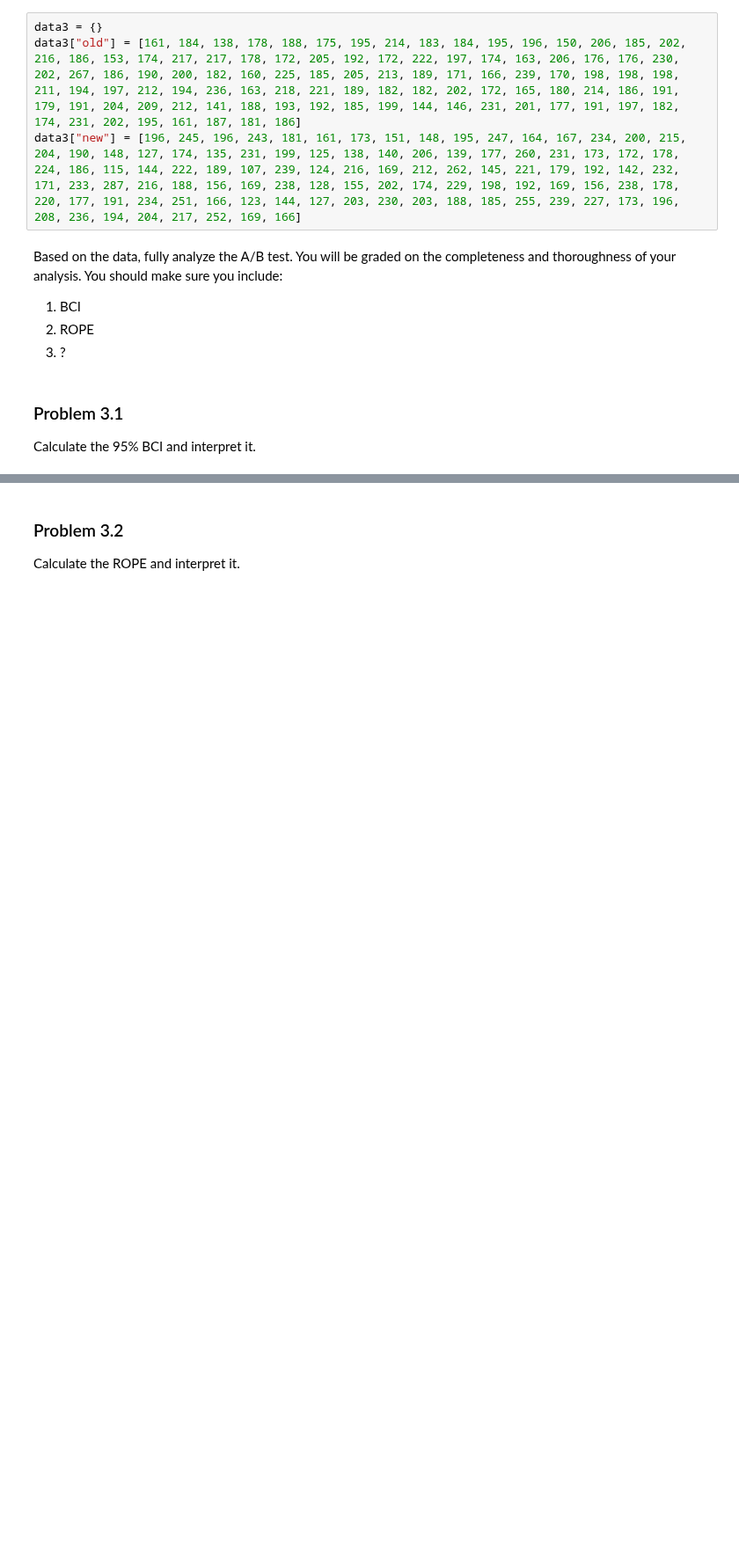
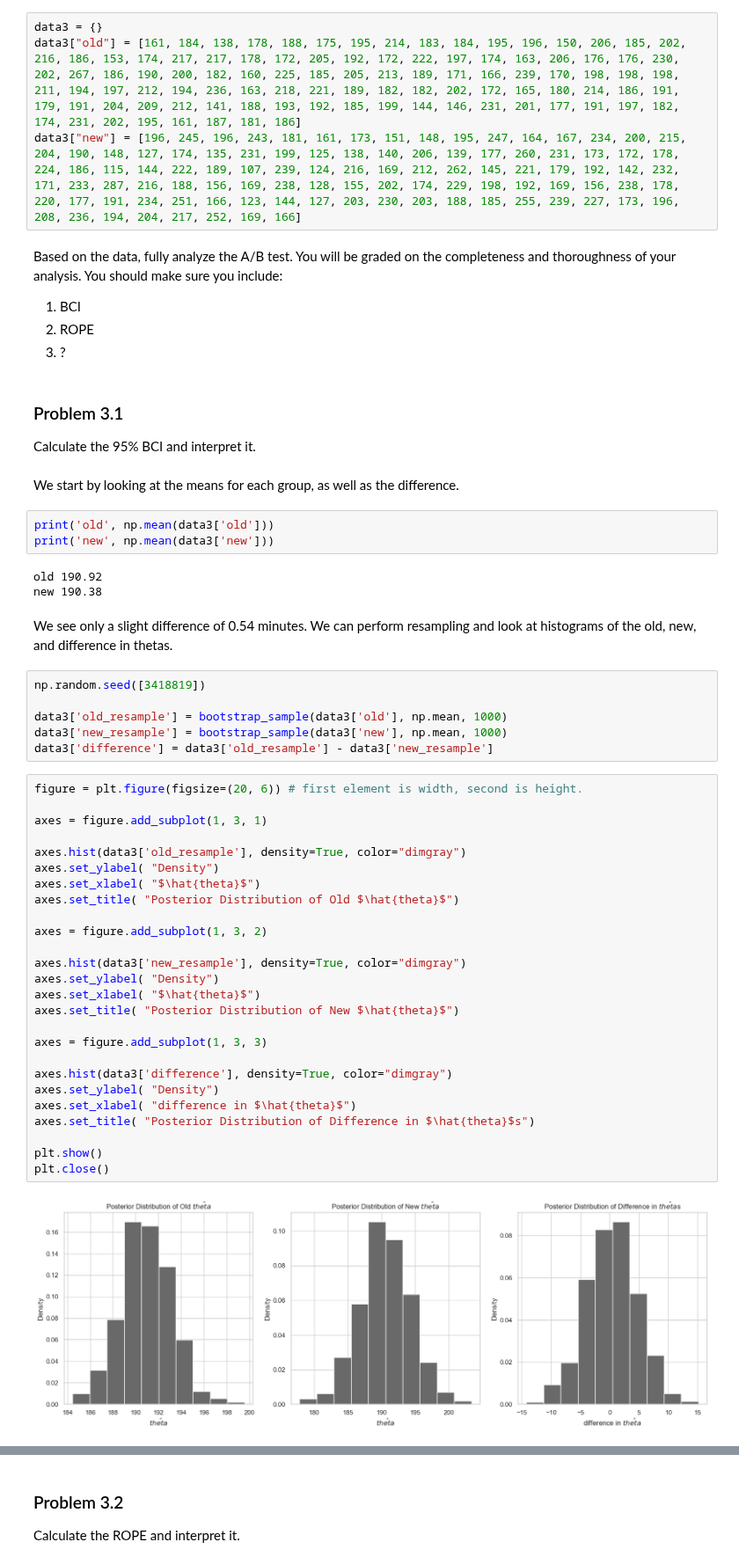
Before and after one commit to ansaridan/jhu-data-engineering-team-5, a Jupyter notebook: Problem_Set_4/Jhirsc21.ipynb, the cells around one changed output, grey strips where cells are left out. Shown at 88% size. Saved outputs shown, nothing was run; the diff lists cells and outputs as text; blank space fills up the shorter version.

```diff
--- a/Problem_Set_4/Jhirsc21.ipynb
+++ b/Problem_Set_4/Jhirsc21.ipynb
@@ -375,3 +375,47 @@ Based on the data, fully analyze the A/B test. You will be graded on the complet
 ### Problem 3.1
 
 Calculate the 95% BCI and interpret it.
+# %% [markdown]
+We start by looking at the means for each group, as well as the difference.
+# %%
+print('old', np.mean(data3['old']))
+print('new', np.mean(data3['new']))
+# %% [output]
+old 190.92
+new 190.38
+# %% [markdown]
+We see only a slight difference of 0.54 minutes. We can perform resampling and look at histograms of the old, new, and difference in thetas.
+# %%
+np.random.seed([3418819])
+
+data3['old_resample'] = bootstrap_sample(data3['old'], np.mean, 1000)
+data3['new_resample'] = bootstrap_sample(data3['new'], np.mean, 1000)
+data3['difference'] = data3['old_resample'] - data3['new_resample']
+# %%
+figure = plt.figure(figsize=(20, 6)) # first element is width, second is height.
+
+axes = figure.add_subplot(1, 3, 1)
+
+axes.hist(data3['old_resample'], density=True, color="dimgray")
+axes.set_ylabel( "Density")
+axes.set_xlabel( "$\hat{theta}$")
+axes.set_title( "Posterior Distribution of Old $\hat{theta}$")
+
+axes = figure.add_subplot(1, 3, 2)
+
+axes.hist(data3['new_resample'], density=True, color="dimgray")
+axes.set_ylabel( "Density")
+axes.set_xlabel( "$\hat{theta}$")
+axes.set_title( "Posterior Distribution of New $\hat{theta}$")
+
+axes = figure.add_subplot(1, 3, 3)
+
+axes.hist(data3['difference'], density=True, color="dimgray")
+axes.set_ylabel( "Density")
+axes.set_xlabel( "difference in $\hat{theta}$")
+axes.set_title( "Posterior Distribution of Difference in $\hat{theta}$s")
+
+plt.show()
+plt.close()
+# %% [output]
+[figure, added]
```
Also changed, not shown: parts of 13 cells of this notebook.
